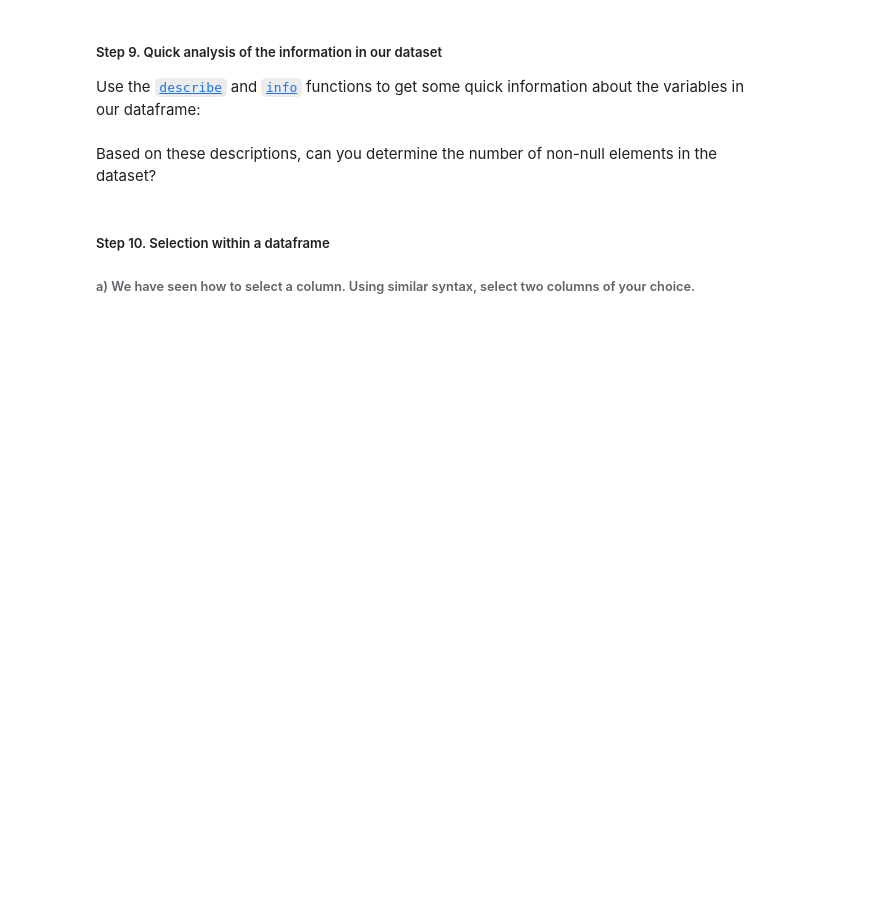
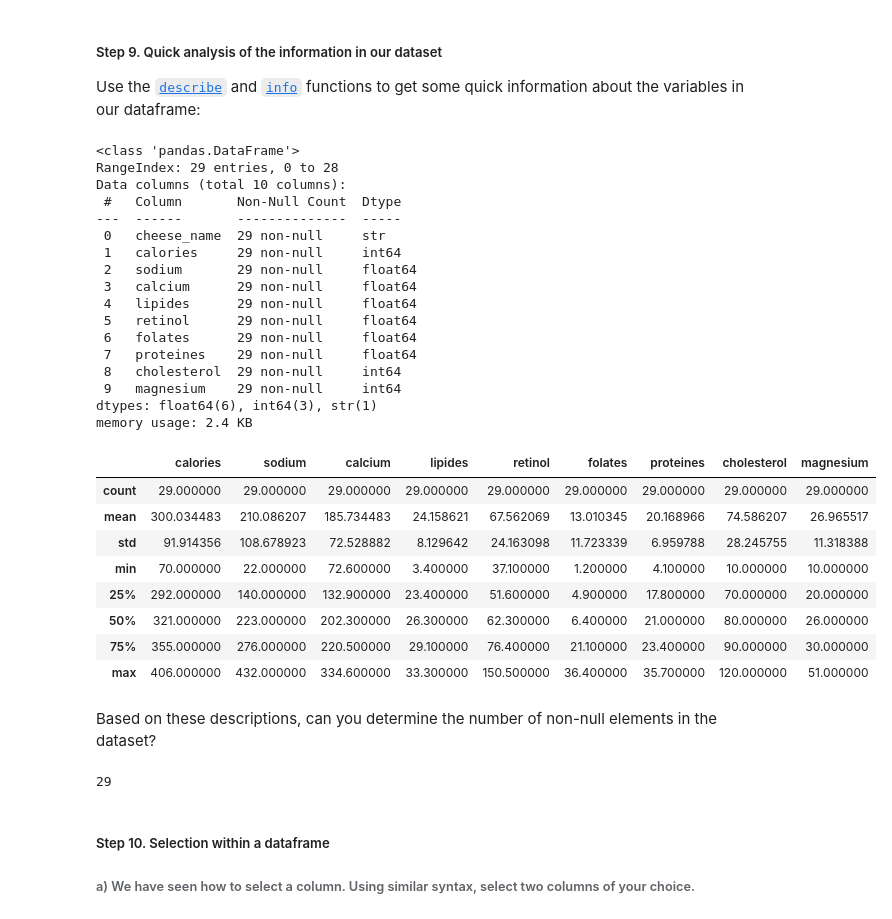
Before and after one commit to myrtus7/machine-learning-labs, a Jupyter notebook: M2IBI_Students_Lab1.ipynb, the cells around one changed output. Drawn from its saved outputs; the diff is of its cells as text; code cells hidden in the pictures; blank space fills up the shorter version.

```diff
--- a/M2IBI_Students_Lab1.ipynb
+++ b/M2IBI_Students_Lab1.ipynb
@@ -55,8 +123,42 @@ It's now time to use the most useful selection function: the [`iloc`](https://pa
 ##### Step 9. Quick analysis of the information in our dataset
 
 Use the [`describe`](https://pandas.pydata.org/pandas-docs/stable/reference/api/pandas.DataFrame.describe.html) and [`info`](https://pandas.pydata.org/pandas-docs/stable/reference/api/pandas.DataFrame.info.html) functions to get some quick information about the variables in our dataframe:
+# %%
+df.info()
+df.describe()
+# %% [output]
+<class 'pandas.DataFrame'>
+RangeIndex: 29 entries, 0 to 28
+Data columns (total 10 columns):
+ #   Column       Non-Null Count  Dtype
+---  ------       --------------  -----
+ 0   cheese_name  29 non-null     str
+ 1   calories     29 non-null     int64
+ 2   sodium       29 non-null     float64
+ 3   calcium      29 non-null     float64
+ 4   lipides      29 non-null     float64
+ 5   retinol      29 non-null     float64
+ 6   folates      29 non-null     float64
+ 7   proteines    29 non-null     float64
+ 8   cholesterol  29 non-null     int64
+ 9   magnesium    29 non-null     int64
+dtypes: float64(6), int64(3), str(1)
+memory usage: 2.4 KB
+|  | calories | sodium | calcium | lipides | retinol | folates | proteines | cholesterol | magnesium |
+| count | 29.000000 | 29.000000 | 29.000000 | 29.000000 | 29.000000 | 29.000000 | 29.000000 | 29.000000 | 29.000000 |
+| mean | 300.034483 | 210.086207 | 185.734483 | 24.158621 | 67.562069 | 13.010345 | 20.168966 | 74.586207 | 26.965517 |
+| std | 91.914356 | 108.678923 | 72.528882 | 8.129642 | 24.163098 | 11.723339 | 6.959788 | 28.245755 | 11.318388 |
+| min | 70.000000 | 22.000000 | 72.600000 | 3.400000 | 37.100000 | 1.200000 | 4.100000 | 10.000000 | 10.000000 |
+| 25% | 292.000000 | 140.000000 | 132.900000 | 23.400000 | 51.600000 | 4.900000 | 17.800000 | 70.000000 | 20.000000 |
+| 50% | 321.000000 | 223.000000 | 202.300000 | 26.300000 | 62.300000 | 6.400000 | 21.000000 | 80.000000 | 26.000000 |
+| 75% | 355.000000 | 276.000000 | 220.500000 | 29.100000 | 76.400000 | 21.100000 | 23.400000 | 90.000000 | 30.000000 |
+| max | 406.000000 | 432.000000 | 334.600000 | 33.300000 | 150.500000 | 36.400000 | 35.700000 | 120.000000 | 51.000000 |
 # %% [markdown]
 Based on these descriptions, can you determine the number of non-null elements in the dataset?
+# %%
+29
+# %% [output]
+29
 # %% [markdown]
 ##### Step 10. Selection within a dataframe
 
```
Also changed, not shown: parts of 15 cells of this notebook, 1 other file.
